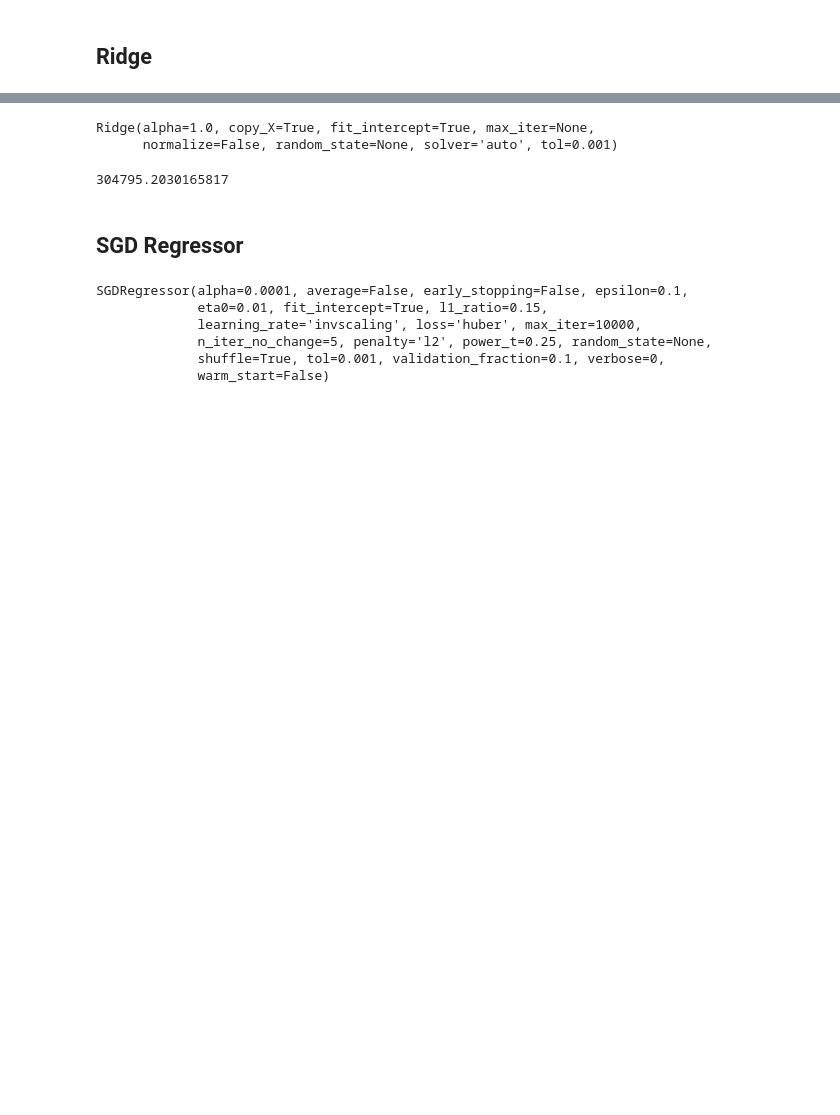
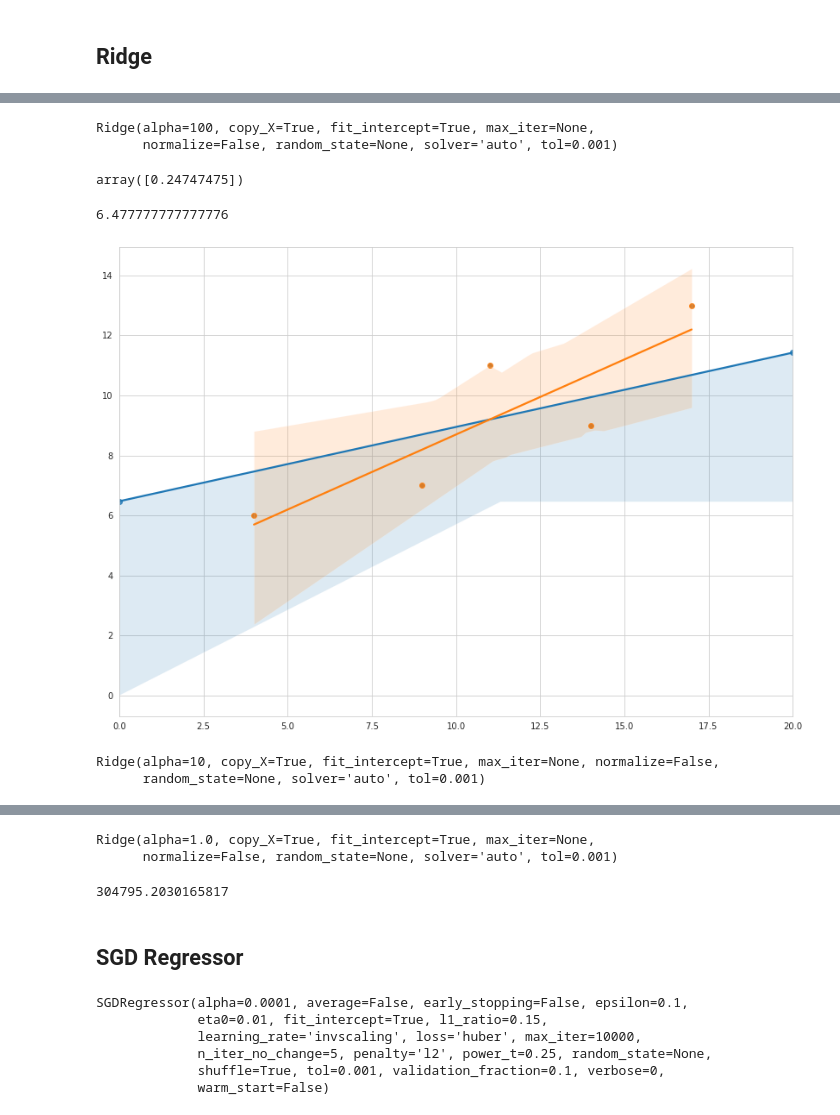
Before and after one commit to dddiiirrr3/ml, a Jupyter notebook: scikit-learn/basic.ipynb, the cells around one changed output, grey strips where cells are left out. Saved outputs shown, nothing was run; the diff lists cells and outputs as text; code cells hidden in the pictures; blank space fills up the shorter version.

```diff
--- a/scikit-learn/basic.ipynb
+++ b/scikit-learn/basic.ipynb
@@ -358,0 +420,34 @@ mean_absolute_error(valid_y, pred_LR)
+# %%
+# 4, 9, 11, 14, 17 - X
+# 6, 7, 11, 9, 13 - y
+# y = w_1*x + w_0
+model_R.fit([[4], [9], [11], [14], [17]], [6, 7, 11, 9, 13])
+# %% [output]
+Ridge(alpha=100, copy_X=True, fit_intercept=True, max_iter=None,
+      normalize=False, random_state=None, solver='auto', tol=0.001)
+# %%
+# w_1
+model_R.coef_
+# %% [output]
+array([0.24747475])
+# %%
+# w_0
+model_R.intercept_
+# y = 0.5*x + 3.7
+# %% [output]
+6.477777777777776
+# %%
+# blue line with regularization
+plt.figure(figsize=(14,10))
+sns.set_style("whitegrid")
+sns.scatterplot(x=[4, 9, 11, 14, 17], y=[6, 7, 11, 9, 13]);
+sns.regplot(x=[0, 20], y=[model_R.coef_ * 0 + model_R.intercept_, model_R.coef_ * 20 + model_R.intercept_])
+sns.regplot(x=[4, 9, 11, 14, 17], y=[6, 7, 11, 9, 13]);
+# %% [output]
+[figure, added]
+# %%
+model_R_neg = Ridge(alpha=10)
+model_R_neg.fit([[4], [9], [11], [14], [17]], [20, 9, 7, 5, 2])
+# %% [output]
+Ridge(alpha=10, copy_X=True, fit_intercept=True, max_iter=None, normalize=False,
+      random_state=None, solver='auto', tol=0.001)
```
Also changed, not shown: parts of 15 cells of this notebook.
